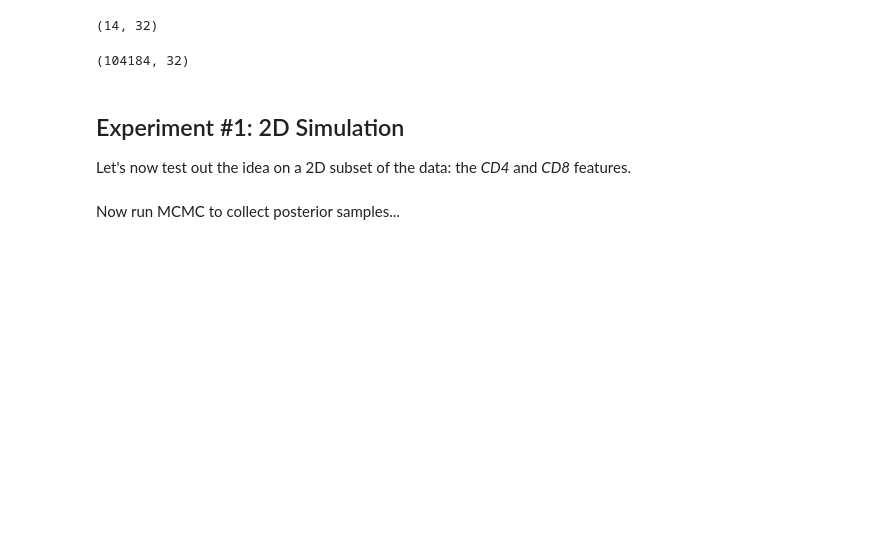
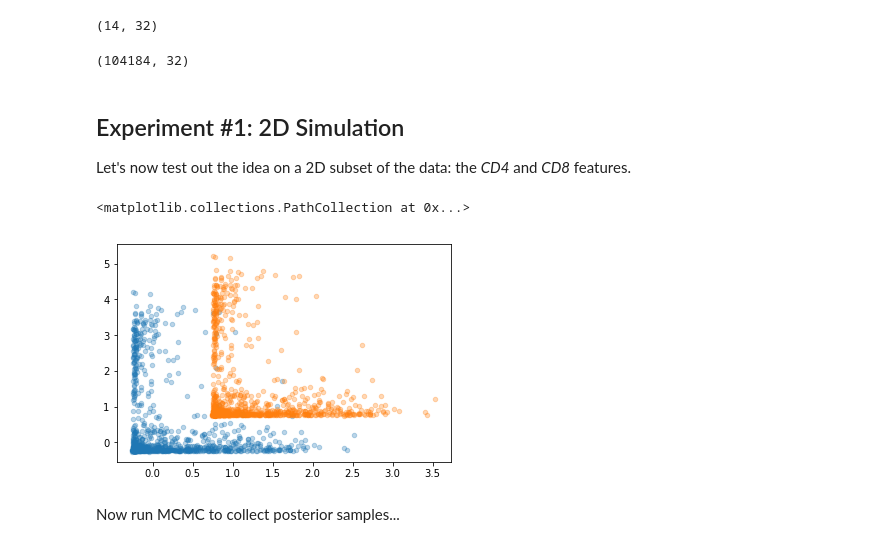
Before and after one commit to disiji/sandbox, a Jupyter notebook: fc_mondrian/Flow_Cytometry_Mondrian_Processes-Random-Effects.ipynb, the cells around one changed output. Saved outputs shown, nothing was run; the diff lists cells and outputs as text; code cells hidden in the pictures; blank space fills up the shorter version.

Commit message:
random effect 2d 2 sample

```diff
--- a/fc_mondrian/Flow_Cytometry_Mondrian_Processes-Random-Effects.ipynb
+++ b/fc_mondrian/Flow_Cytometry_Mondrian_Processes-Random-Effects.ipynb
@@ -33,7 +33,8 @@ Load AML dataset from [ACDC paper](https://www.ncbi.nlm.nih.gov/pmc/articles/PMC
 ##### T: table of expert knowledge
 
 np.random.seed(1234)
-PATH = '/home/disij/projects/acdc/data/'
+#PATH = '/home/disij/projects/acdc/data/'
+PATH = '/Users/disiji/Dropbox/current/flow_cytometry/acdc/data/'
 
 ### LOAD DATA ###
 path = PATH + 'AML_benchmark/'
@@ -76,17 +77,23 @@ Let's now test out the idea on a 2D subset of the data: the *CD4* and *CD8* feat
 data_2d = np.hstack([data[:,5][np.newaxis].T, data[:,6][np.newaxis].T])
 np.random.shuffle(data_2d)
 data_2d = data_2d[:1000,:]
-print data_2d.shape
-
-x_min, y_min, x_max, y_max = data_2d[:,0].min(), data_2d[:,1].min(), data_2d[:,0].max(), data_2d[:,1].max()
-theta_space_2d = np.array([[x_min, x_max], [y_min, y_max]])
-print theta_space_2d
-
 table_2d = table[['CD4','CD8']]
 
-
-data_2d_shifted = data_2d
+data_2d_shifted = np.copy(data_2d)
 data_2d_shifted += np.array([1,1])
+samples_2d = [data_2d, data_2d_shifted]
 
 
-samples_2d = [data_2d, data_2d_shifted]
+data_ranges = np.array([[samples_2d[_][:,0].min(), samples_2d[_][:,1].min(),
+                         samples_2d[_][:,0].max(), samples_2d[_][:,1].max()]
+                        for _ in range(len(samples_2d))])
+x_min, y_min, x_max, y_max = data_ranges[:,0].min(), data_ranges[:,1].min(), \
+                            data_ranges[:,2].max(),data_ranges[:,3].max()
+theta_space_2d = np.array([[x_min, x_max], [y_min, y_max]])
+n_samples = 2
+# %%
+plt.scatter(samples_2d[0][:,0],samples_2d[0][:,1],s=20, alpha = 0.3)
+plt.scatter(samples_2d[1][:,0],samples_2d[1][:,1],s=20, alpha = 0.3)
+# %% [output]
+<matplotlib.collections.PathCollection at 0x...>
+[figure, added]
```
Also changed, not shown: parts of 6 cells of this notebook, 2 other files.
